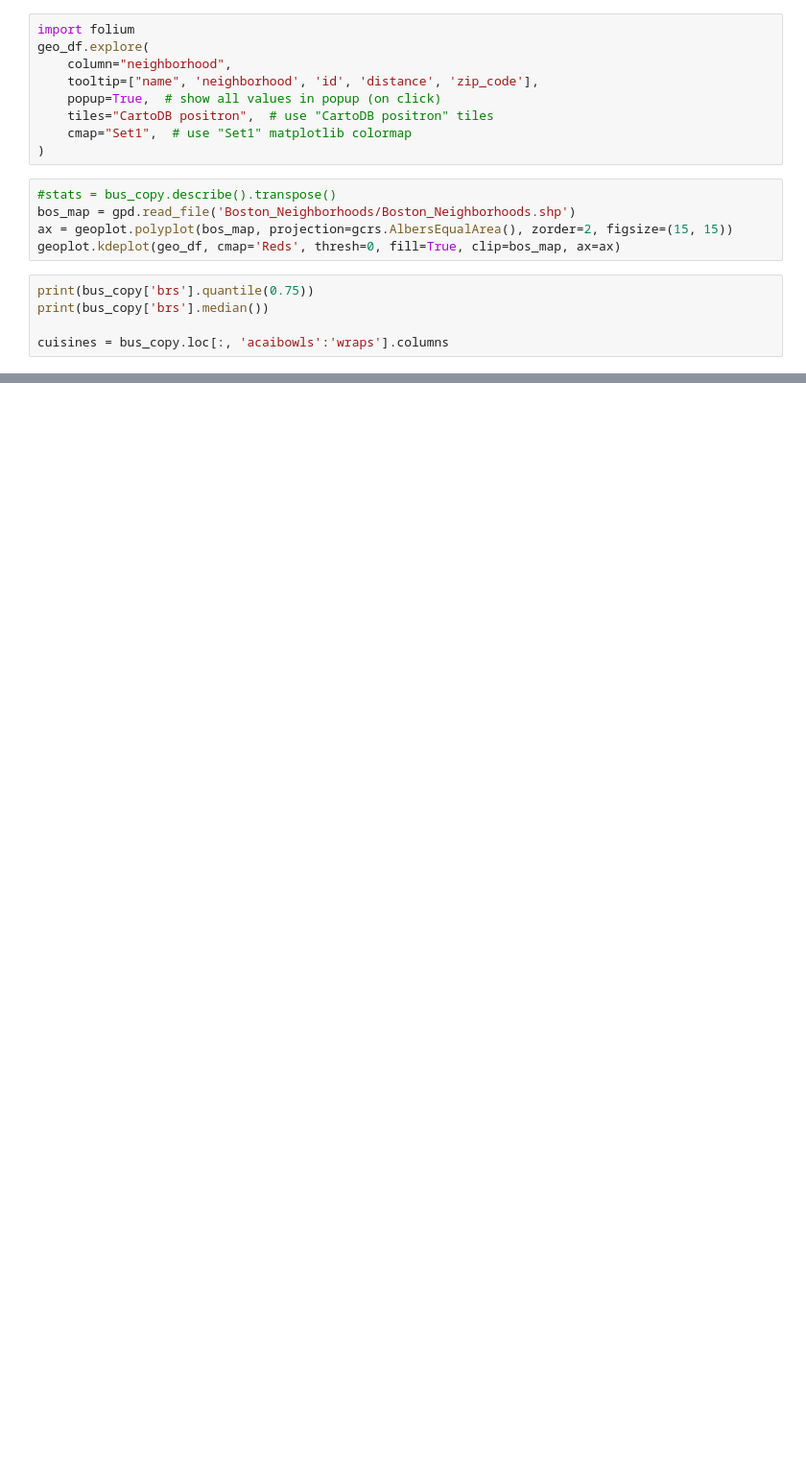
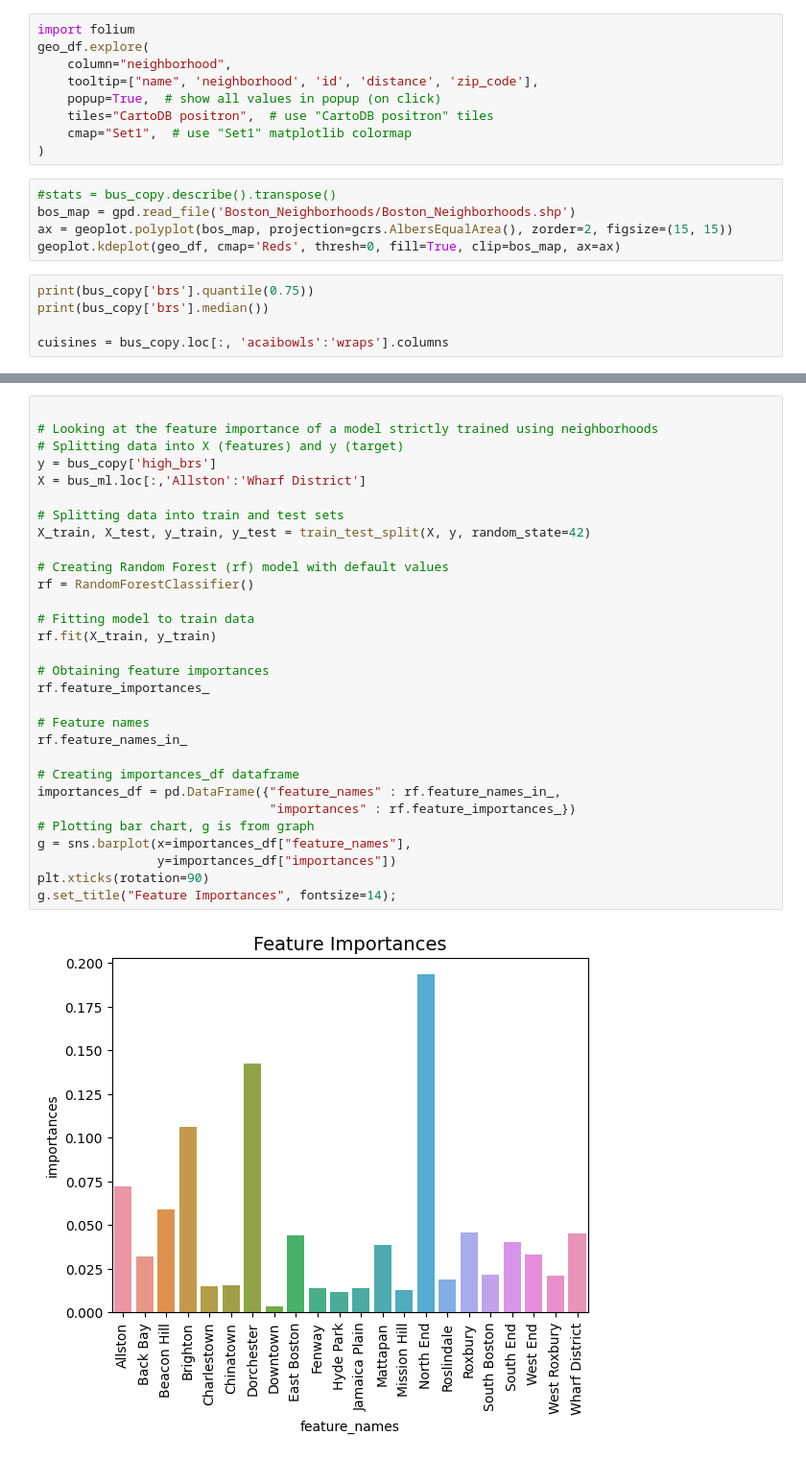
Before and after one commit to NateFogg/boston_restaurant_analysis, a Jupyter notebook: eda.ipynb, the cells around one changed output, grey strips where cells are left out. Shown at 96% size. Drawn from its saved outputs; the diff is of its cells as text; blank space fills up the shorter version.

Commit message:
feature importance

```diff
--- a/eda.ipynb
+++ b/eda.ipynb
@@ -150,0 +413,32 @@ bus_copy.groupby(['neighborhood', 'high_brs'])['id'].count().unstack('high_brs')
+# %%
+
+# Looking at the feature importance of a model strictly trained using neighborhoods
+# Splitting data into X (features) and y (target)
+y = bus_copy['high_brs']
+X = bus_ml.loc[:,'Allston':'Wharf District']
+
+# Splitting data into train and test sets
+X_train, X_test, y_train, y_test = train_test_split(X, y, random_state=42)
+
+# Creating Random Forest (rf) model with default values
+rf = RandomForestClassifier()
+
+# Fitting model to train data
+rf.fit(X_train, y_train)
+
+# Obtaining feature importances
+rf.feature_importances_
+
+# Feature names
+rf.feature_names_in_
+
+# Creating importances_df dataframe
+importances_df = pd.DataFrame({"feature_names" : rf.feature_names_in_,
+                               "importances" : rf.feature_importances_})
+# Plotting bar chart, g is from graph
+g = sns.barplot(x=importances_df["feature_names"],
+                y=importances_df["importances"])
+plt.xticks(rotation=90)
+g.set_title("Feature Importances", fontsize=14);
+# %% [output]
+[figure, added]
```
Also changed, not shown: parts of 9 cells of this notebook, 2 other files.
